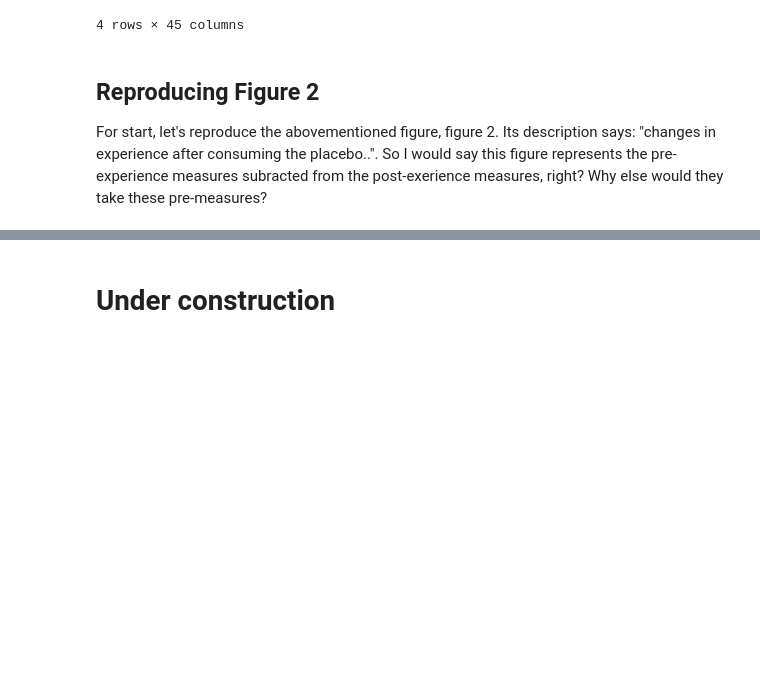
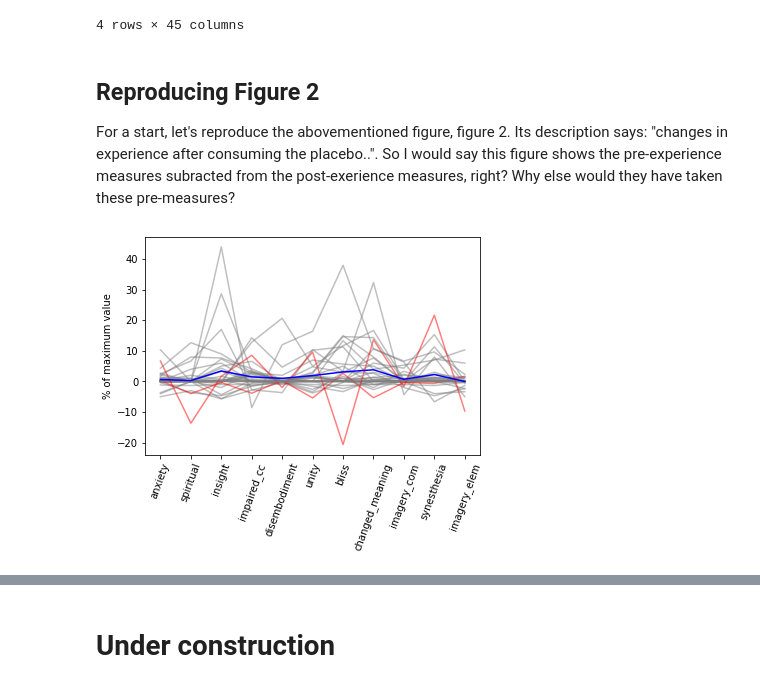
Before and after one commit to xavfunk/tripping-on-nothing-reanalysis, a Jupyter notebook: ton-reanalysis.ipynb, the cells around one changed output, grey strips where cells are left out. Drawn from its saved outputs; the diff is of its cells as text; code cells hidden in the pictures; blank space fills up the shorter version.

```diff
--- a/ton-reanalysis.ipynb
+++ b/ton-reanalysis.ipynb
@@ -203,6 +204,6 @@ df2[df2['exclude.asc'] == True]
 # %% [markdown]
 ## Reproducing Figure 2
 
-For start, let's reproduce the abovementioned figure, figure 2. Its description says: "changes in experience after consuming the placebo..". So I would say this figure represents the pre-experience measures subracted from the post-exerience measures, right? Why else would they take these pre-measures?
+For a start, let's reproduce the abovementioned figure, figure 2. Its description says: "changes in experience after consuming the placebo..". So I would say this figure shows the pre-experience measures subracted from the post-exerience measures, right? Why else would they have taken these pre-measures?
 # %%
 # changes in experience after placebo consumption
@@ -215,3 +216,20 @@ change = postarr - prearr
 # get averages across participants for each dimension
 preaverage = np.sum(prearr, axis = 0)/33
 postaverage = np.sum(postarr, axis = 0)/33
+# %%
+for i in range(len(change)):
+
+    if (i == 20) | (i == 26):
+        plt.plot(change[i], color = 'red', alpha = 0.5) # lets make the outliers red
+
+    else:
+        plt.plot(change[i], color = 'grey', alpha = 0.5) # lets make this grey for less confusion
+
+plt.plot(postaverage-preaverage, color = 'blue') # plot the average changes in blue
+plt.xticks(np.arange(len(columns)), columns, rotation = 70)
+plt.ylabel('% of maximum value')
+plt.show()
+#fig2 = mpimg.imread('figure2.JPG')
+#plt.imshow(fig2)
+# %% [output]
+[figure, added]
```
Also changed, not shown: parts of 13 cells of this notebook.
